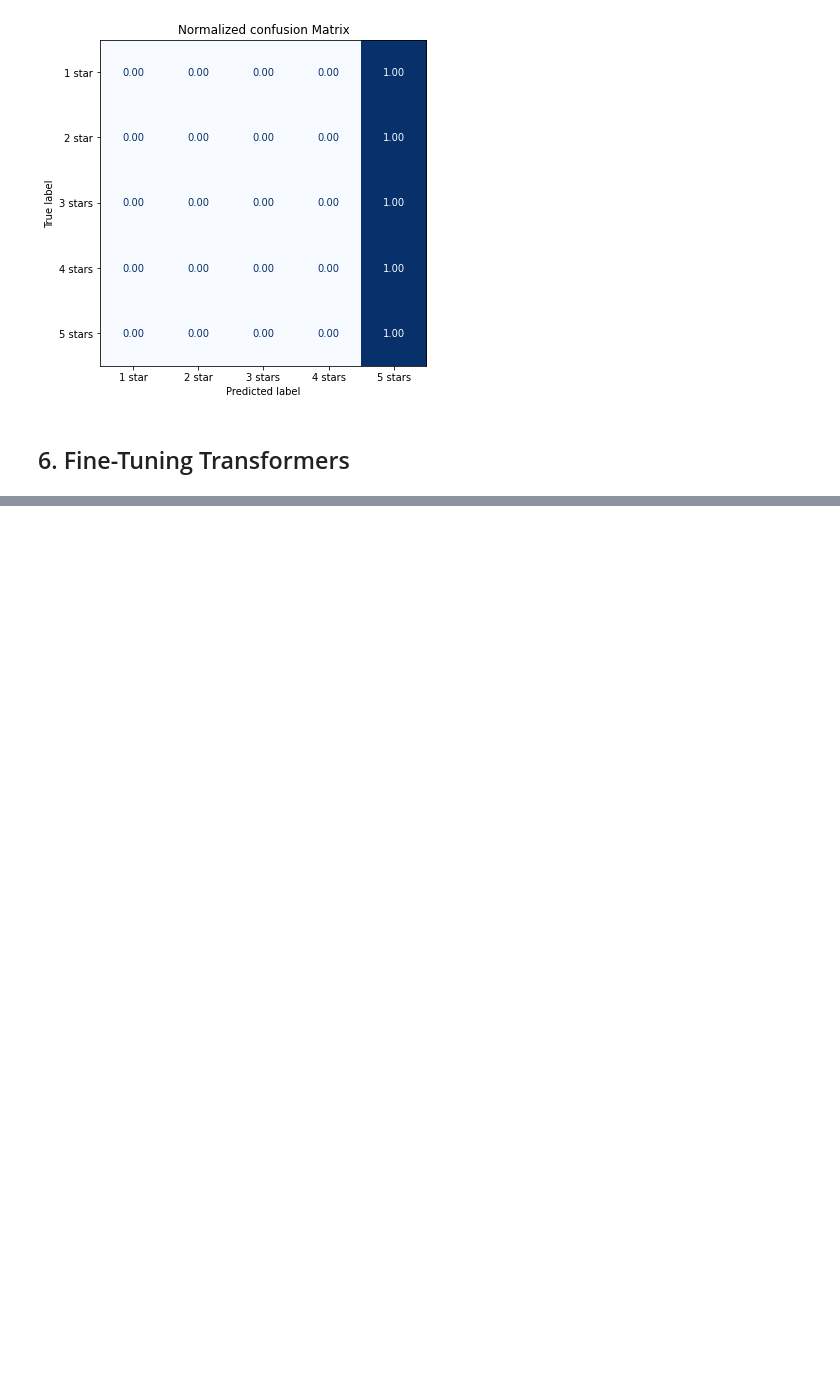
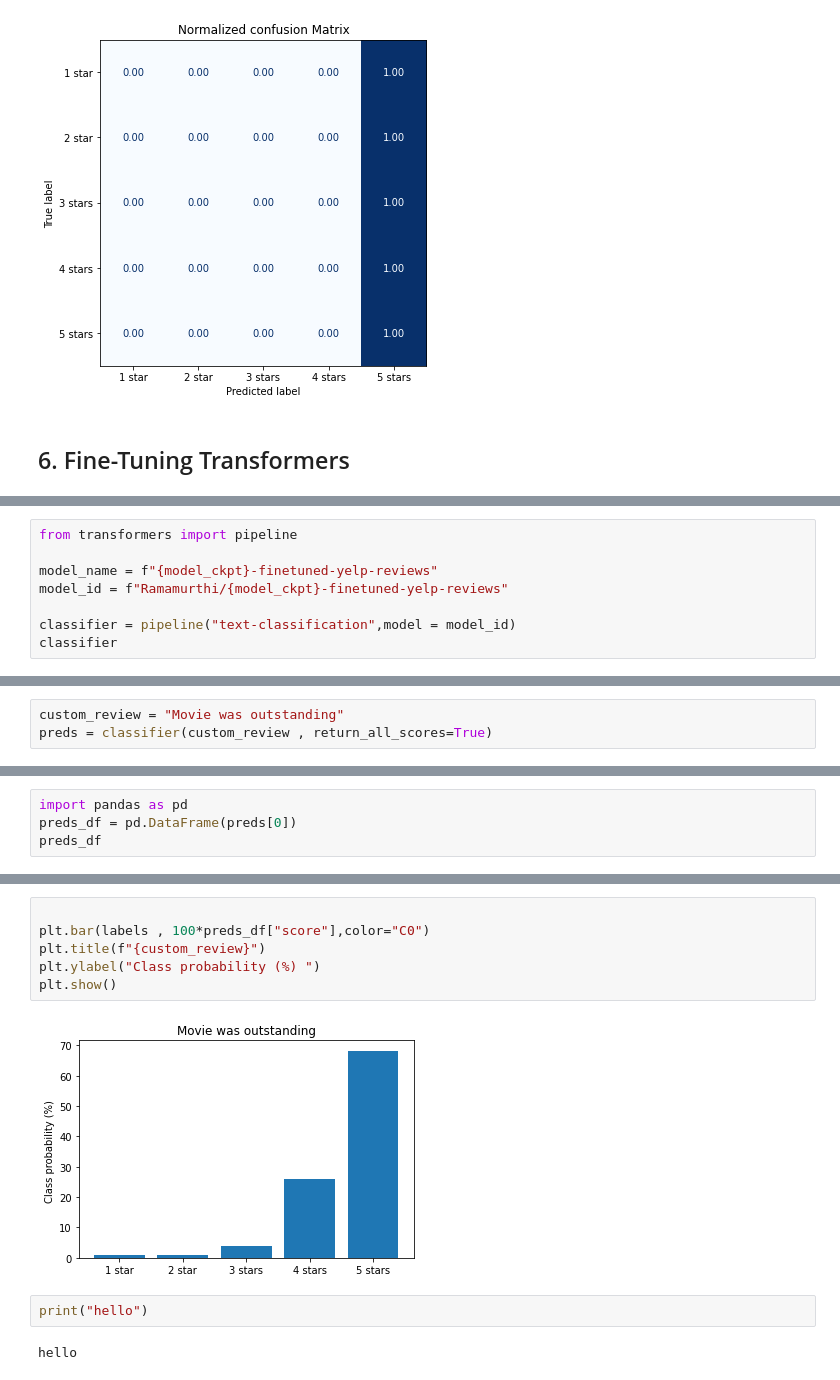
Before and after one commit to rama96/hugging-face, a Jupyter notebook: Chapter2_Text_Classification.ipynb, the cells around one changed output, grey strips where cells are left out. Drawn from its saved outputs; the diff is of its cells as text; blank space fills up the shorter version.

```diff
--- a/Chapter2_Text_Classification.ipynb
+++ b/Chapter2_Text_Classification.ipynb
@@ -771,0 +1148,8 @@ plot_confusion_matrix(y_preds,y_valid,labels)
+# %%
+from transformers import pipeline
+
+model_name = f"{model_ckpt}-finetuned-yelp-reviews"
+model_id = f"Ramamurthi/{model_ckpt}-finetuned-yelp-reviews"
+
+classifier = pipeline("text-classification",model = model_id)
+classifier
@@ -771,0 +1158,3 @@ plot_confusion_matrix(y_preds,y_valid,labels)
+# %%
+custom_review = "Movie was outstanding"
+preds = classifier(custom_review , return_all_scores=True)
@@ -771,0 +1169,4 @@ plot_confusion_matrix(y_preds,y_valid,labels)
+# %%
+import pandas as pd
+preds_df = pd.DataFrame(preds[0])
+preds_df
@@ -771,0 +1180,12 @@ plot_confusion_matrix(y_preds,y_valid,labels)
+# %%
+
+plt.bar(labels , 100*preds_df["score"],color="C0")
+plt.title(f"{custom_review}")
+plt.ylabel("Class probability (%) ")
+plt.show()
+# %% [output]
+[figure, added]
+# %%
+print("hello")
+# %% [output]
+hello
```
Also changed, not shown: parts of 53 cells of this notebook.
